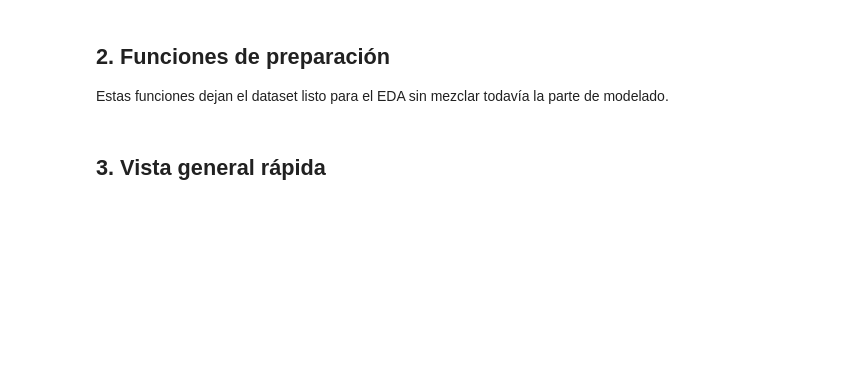
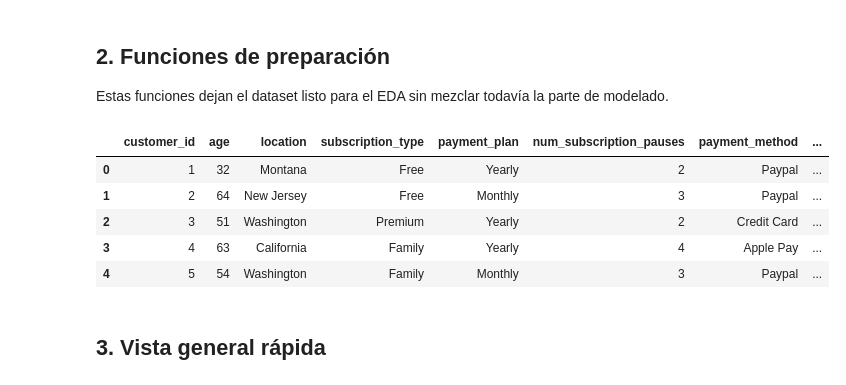
Before and after one commit to TrimanBeat/streaming-subscription-churn-model, a Jupyter notebook: notebooks/EDAinteractivo_nuevo.ipynb, the cells around one changed output. Saved outputs shown, nothing was run; the diff lists cells and outputs as text; code cells hidden in the pictures; blank space fills up the shorter version.

```diff
--- a/notebooks/EDAinteractivo_nuevo.ipynb
+++ b/notebooks/EDAinteractivo_nuevo.ipynb
@@ -59,8 +54,27 @@ def clean_streaming_churn_df(df: pd.DataFrame, is_train: bool = True) -> pd.Data
     return df
 
 
-def add_eda_features(df: pd.DataFrame) -> pd.DataFrame:
+STATE_ABBREV = {
+    "Alabama": "AL", "Alaska": "AK", "Arizona": "AZ", "Arkansas": "AR",
+    "California": "CA", "Colorado": "CO", "Connecticut": "CT", "Delaware": "DE",
+    "Florida": "FL", "Georgia": "GA", "Hawaii": "HI", "Idaho": "ID",
+    "Illinois": "IL", "Indiana": "IN", "Iowa": "IA", "Kansas": "KS",
+    "Kentucky": "KY", "Louisiana": "LA", "Maine": "ME", "Maryland": "MD",
+    "Massachusetts": "MA", "Michigan": "MI", "Minnesota": "MN", "Mississippi": "MS",
+    "Missouri": "MO", "Montana": "MT", "Nebrasksa": "NE", "Nevada": "NV",
+    "New Hampshire": "NH", "New Jersey": "NJ", "New Mexico": "NM", "New York": "NY",
+    "North Carolina": "NC", "North Dakota": "ND", "Ohio": "OH", "Oklahoma": "OK",
+    "Oregon": "OR", "Pennsylvania": "PA", "Rhode Island": "RI", "South Carolina": "SC",
+    "South Dakota": "SD", "Tennessee": "TN", "Texas": "TX", "Utah": "UT",
+    "Vermont": "VT", "Virginia": "VA", "Washington": "WA", "West Virginia": "WV",
+    "Wisconsin": "WI", "Wyoming": "WY"
+}
+
+def add_features(df: pd.DataFrame) -> pd.DataFrame:
     df = df.copy()
+
+    if "signup_date" in df.columns:
+        df["tenure_days"] = -df["signup_date"]
 
     if "age" in df.columns:
         df["age_group"] = pd.cut(
@@ -72,35 +86,44 @@ def add_eda_features(df: pd.DataFrame) -> pd.DataFrame:
 
     if "weekly_hours" in df.columns:
         df["weekly_hours_bin"] = pd.cut(
             df["weekly_hours"],
             bins=[0, 5, 10, 20, 30, 40, 50],
             labels=["0-5", "5-10", "10-20", "20-30", "30-40", "40-50"],
             include_lowest=True
         )
 
     if "song_skip_rate" in df.columns:
         df["skip_rate_bin"] = pd.cut(
             df["song_skip_rate"],
             bins=[0, 0.2, 0.4, 0.6, 0.8, 1.0],
             labels=["0-0.2", "0.2-0.4", "0.4-0.6", "0.6-0.8", "0.8-1.0"],
             include_lowest=True
         )
 
     if {"subscription_type", "customer_service_inquiries"}.issubset(df.columns):
         conditions = [
             (df["subscription_type"] == "Free") & (df["customer_service_inquiries"] == "High"),
             (df["subscription_type"] == "Free"),
             (df["customer_service_inquiries"] == "High")
         ]
         choices = ["Very High Risk Segment", "High Risk Segment", "Medium Risk Segment"]
         df["risk_segment_rule"] = np.select(conditions, choices, default="Lower Risk Segment")
 
+    if "location" in df.columns:
+        df["state_code"] = df["location"].map(STATE_ABBREV)
+
     return df
 
-
 df = clean_streaming_churn_df(df, is_train=True)
-df = add_eda_features(df)
+df = add_features(df)
 df.head()
+# %% [output]
+|  | customer_id | age | location | subscription_type | payment_plan | num_subscription_pauses | payment_method | ... |
+| 0 | 1 | 32 | Montana | Free | Yearly | 2 | Paypal | ... |
+| 1 | 2 | 64 | New Jersey | Free | Monthly | 3 | Paypal | ... |
+| 2 | 3 | 51 | Washington | Premium | Yearly | 2 | Credit Card | ... |
+| 3 | 4 | 63 | California | Family | Yearly | 4 | Apple Pay | ... |
+| 4 | 5 | 54 | Washington | Family | Monthly | 3 | Paypal | ... |
 # %% [markdown]
 ## 3. Vista general rápida
 # %%
```
Also changed, not shown: parts of 17 cells of this notebook.
